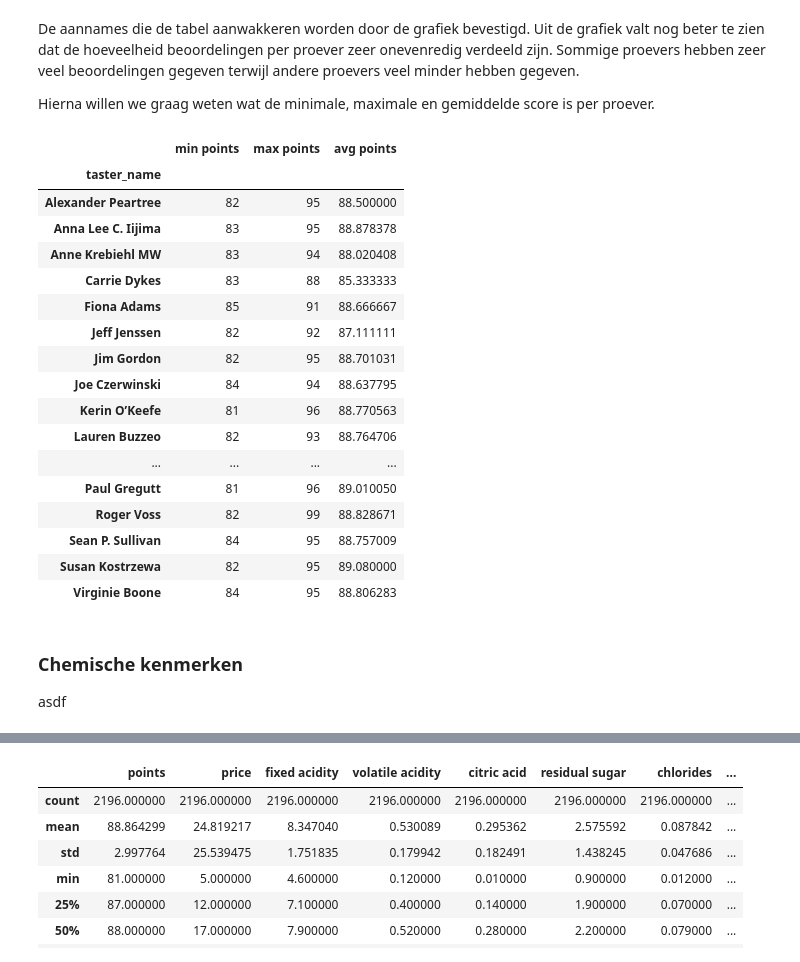
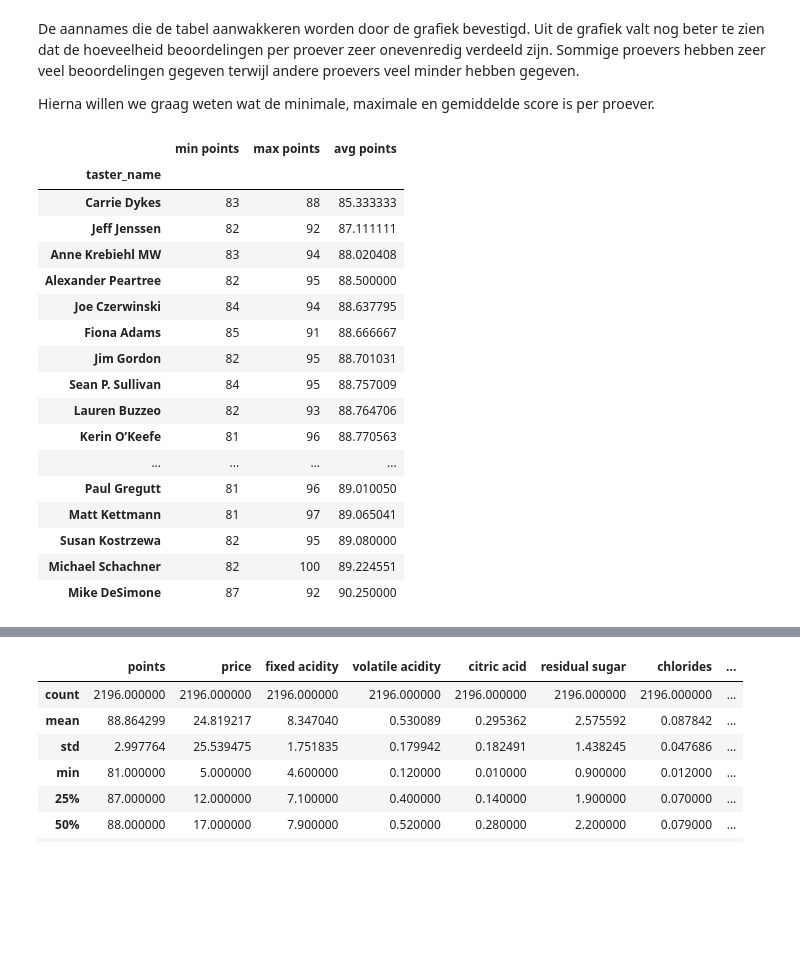
Before and after one commit to StanMey/Casusopdracht_Computational_Modelling, a Jupyter notebook: Casus_uitwerking.ipynb, the cells around one changed output, grey strips where cells are left out. Drawn from its saved outputs; the diff is of its cells as text; code cells hidden in the pictures; blank space fills up the shorter version.

```diff
--- a/Casus_uitwerking.ipynb
+++ b/Casus_uitwerking.ipynb
@@ -332,37 +346,34 @@ Hierna willen we graag weten wat de minimale, maximale en gemiddelde score is pe
 # %%
 # prepare the data_frame
 df_taster_index = df_red_wine.copy()
 df_taster_index = df_taster_index[['taster_name', 'points']]
 df_taster_index.set_index('taster_name', inplace=True)
 
 # getting the min, max and average per taster
 taster_avg = df_taster_index.groupby('taster_name').mean()
 taster_min = np.min(df_taster_index.groupby('taster_name'))
 taster_max = np.max(df_taster_index.groupby('taster_name'))
 
 # building a new dataframe with all the info per taster
 df_taster_stats = pd.concat([taster_min, taster_max, taster_avg], axis=1)
 df_taster_stats.columns = ['min points', 'max points', 'avg points']
-df_taster_stats
+df_taster_stats.sort_values(['avg points'])
 # %% [output]
 |  | min points | max points | avg points |
 | taster_name |  |  |  |
+| Carrie Dykes | 83 | 88 | 85.333333 |
+| Jeff Jenssen | 82 | 92 | 87.111111 |
+| Anne Krebiehl MW | 83 | 94 | 88.020408 |
 | Alexander Peartree | 82 | 95 | 88.500000 |
-| Anna Lee C. Iijima | 83 | 95 | 88.878378 |
-| Anne Krebiehl MW | 83 | 94 | 88.020408 |
-| Carrie Dykes | 83 | 88 | 85.333333 |
+| Joe Czerwinski | 84 | 94 | 88.637795 |
 | Fiona Adams | 85 | 91 | 88.666667 |
-| Jeff Jenssen | 82 | 92 | 87.111111 |
 | Jim Gordon | 82 | 95 | 88.701031 |
-| Joe Czerwinski | 84 | 94 | 88.637795 |
+| Sean P. Sullivan | 84 | 95 | 88.757009 |
+| Lauren Buzzeo | 82 | 93 | 88.764706 |
 | Kerin O’Keefe | 81 | 96 | 88.770563 |
-| Lauren Buzzeo | 82 | 93 | 88.764706 |
 | ... | ... | ... | ... |
 | Paul Gregutt | 81 | 96 | 89.010050 |
-| Roger Voss | 82 | 99 | 88.828671 |
-| Sean P. Sullivan | 84 | 95 | 88.757009 |
+| Matt Kettmann | 81 | 97 | 89.065041 |
 | Susan Kostrzewa | 82 | 95 | 89.080000 |
-| Virginie Boone | 84 | 95 | 88.806283 |
+| Michael Schachner | 82 | 100 | 89.224551 |
+| Mike DeSimone | 87 | 92 | 90.250000 |
-# %% [markdown]
-### Chemische kenmerken
-asdf
```
Also changed, not shown: parts of 14 cells of this notebook.
